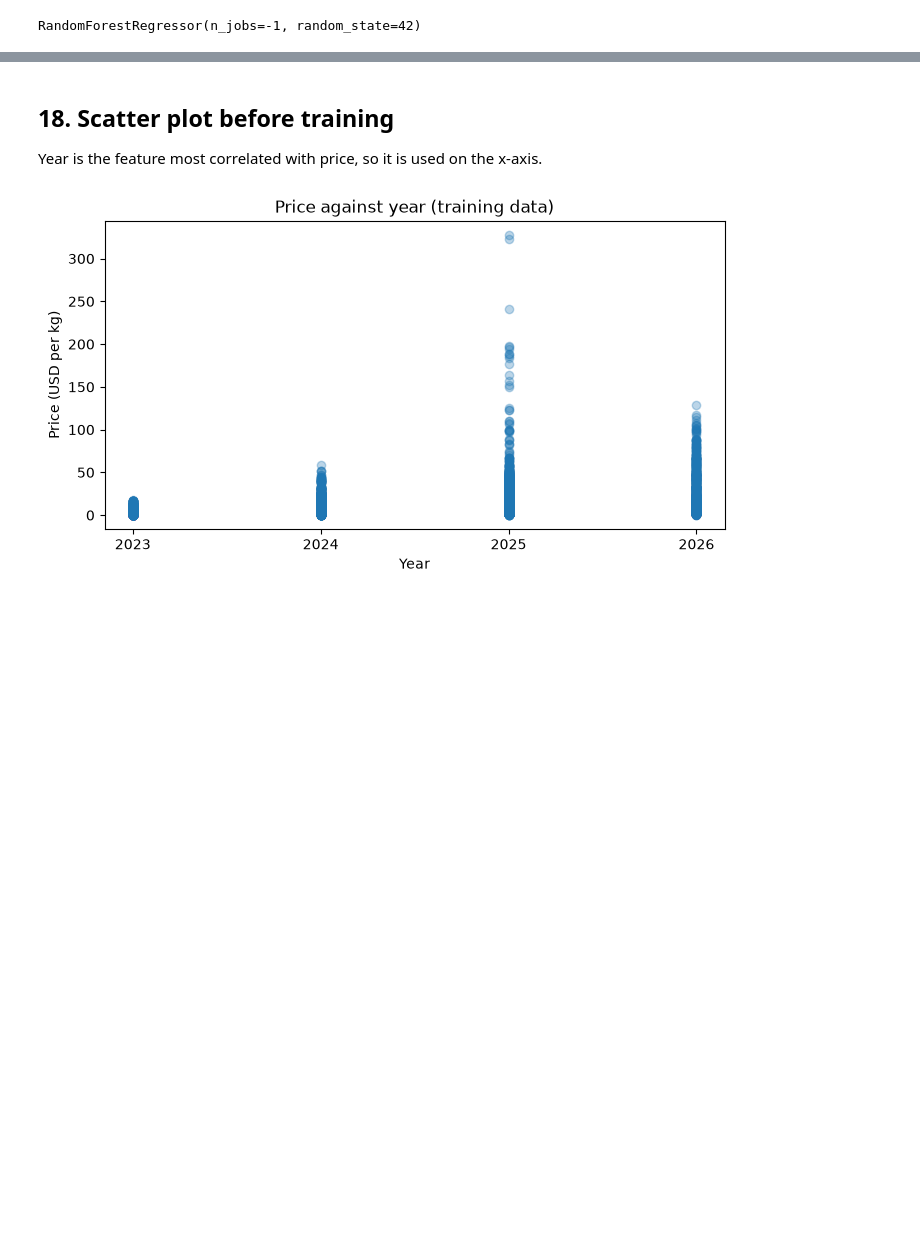
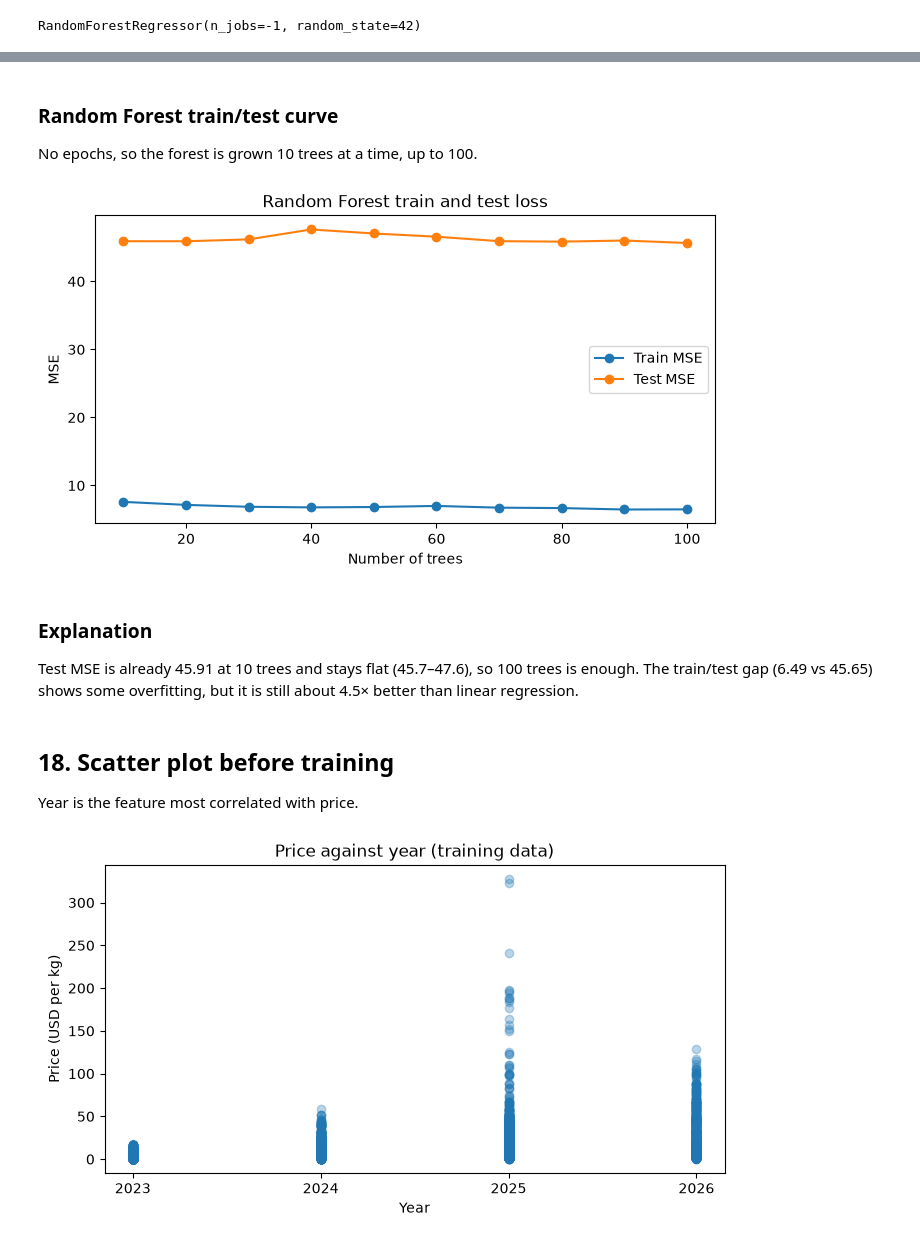
Before and after one commit to Eelaf-Adam/linear_regression_model, a Jupyter notebook: summative/linear_regression/multivariate.ipynb, the cells around one changed output, grey strips where cells are left out. Saved outputs shown, nothing was run; the diff lists cells and outputs as text; code cells hidden in the pictures; blank space fills up the shorter version.

```diff
--- a/summative/linear_regression/multivariate.ipynb
+++ b/summative/linear_regression/multivariate.ipynb
@@ -265,6 +318,34 @@ The best model is Random Forest, with the lowest test MSE (about 45.7). I use te
+# %% [markdown]
+### Random Forest train/test curve
+No epochs, so the forest is grown 10 trees at a time, up to 100.
+# %%
+# warm_start keeps old trees and adds new ones
+forest_curve = RandomForestRegressor(warm_start=True, random_state=42, n_jobs=-1)
+tree_counts = range(10, 101, 10)
+rf_train_loss, rf_test_loss = [], []
+
+for n in tree_counts:
+    forest_curve.n_estimators = n
+    forest_curve.fit(X_train_ready, y_train)
+    rf_train_loss.append(mean_squared_error(y_train, forest_curve.predict(X_train_ready)))
+    rf_test_loss.append(mean_squared_error(y_test, forest_curve.predict(X_test_ready)))
+
+plt.figure(figsize=(8, 4))
+plt.plot(tree_counts, rf_train_loss, marker="o", label="Train MSE")
+plt.plot(tree_counts, rf_test_loss, marker="o", label="Test MSE")
+plt.xlabel("Number of trees")
+plt.ylabel("MSE")
+plt.title("Random Forest train and test loss")
+plt.legend()
+plt.show()
+# %% [output]
+[figure, added]
+# %% [markdown]
+### Explanation
+Test MSE is already 45.91 at 10 trees and stays flat (45.7–47.6), so 100 trees is enough. The train/test gap (6.49 vs 45.65) shows some overfitting, but it is still about 4.5× better than linear regression.
 # %% [markdown]
 ## 18. Scatter plot before training
-Year is the feature most correlated with price, so it is used on the x-axis.
+Year is the feature most correlated with price.
 # %%
 plt.figure(figsize=(8, 4))
 plt.scatter(X_train["year"], y_train, alpha=0.3)
```
Also changed, not shown: parts of 36 cells of this notebook.
